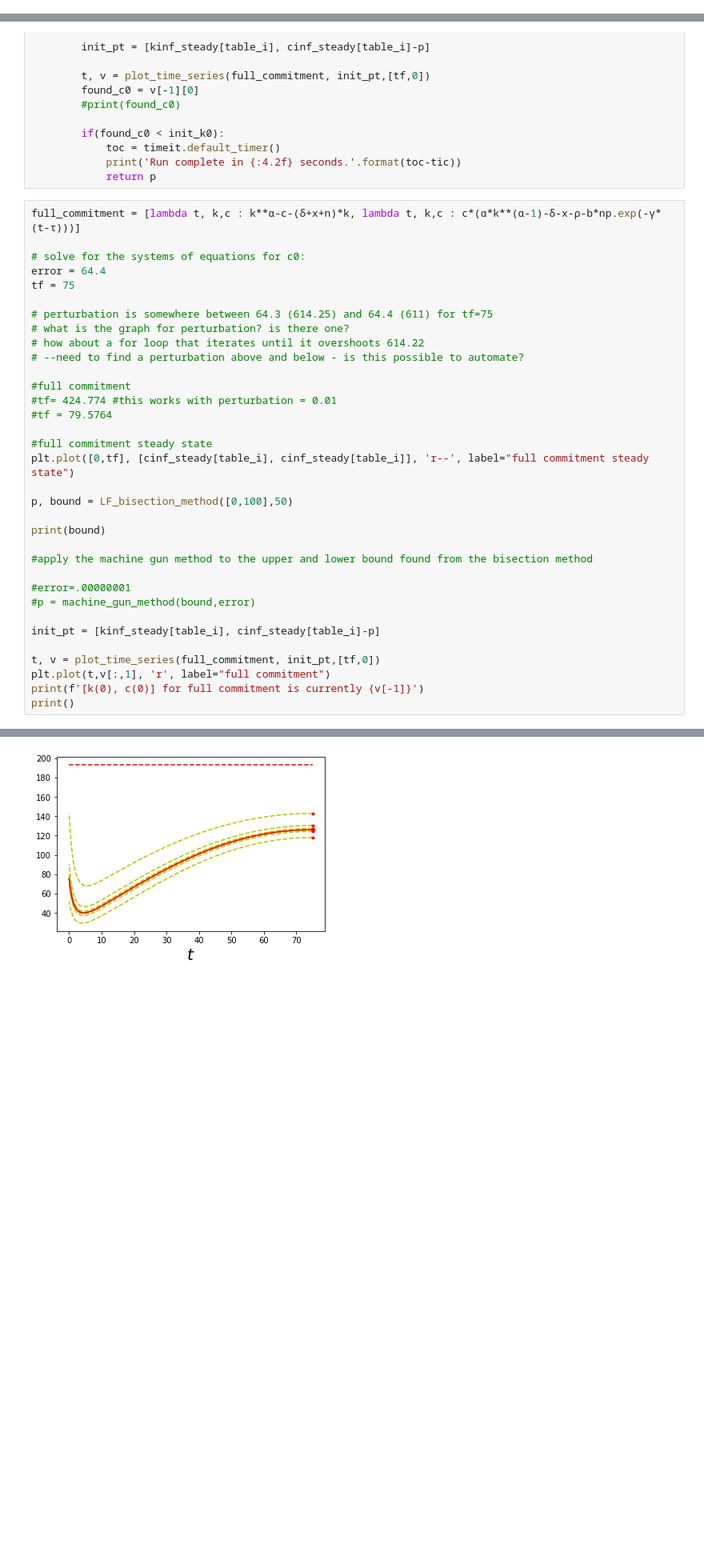
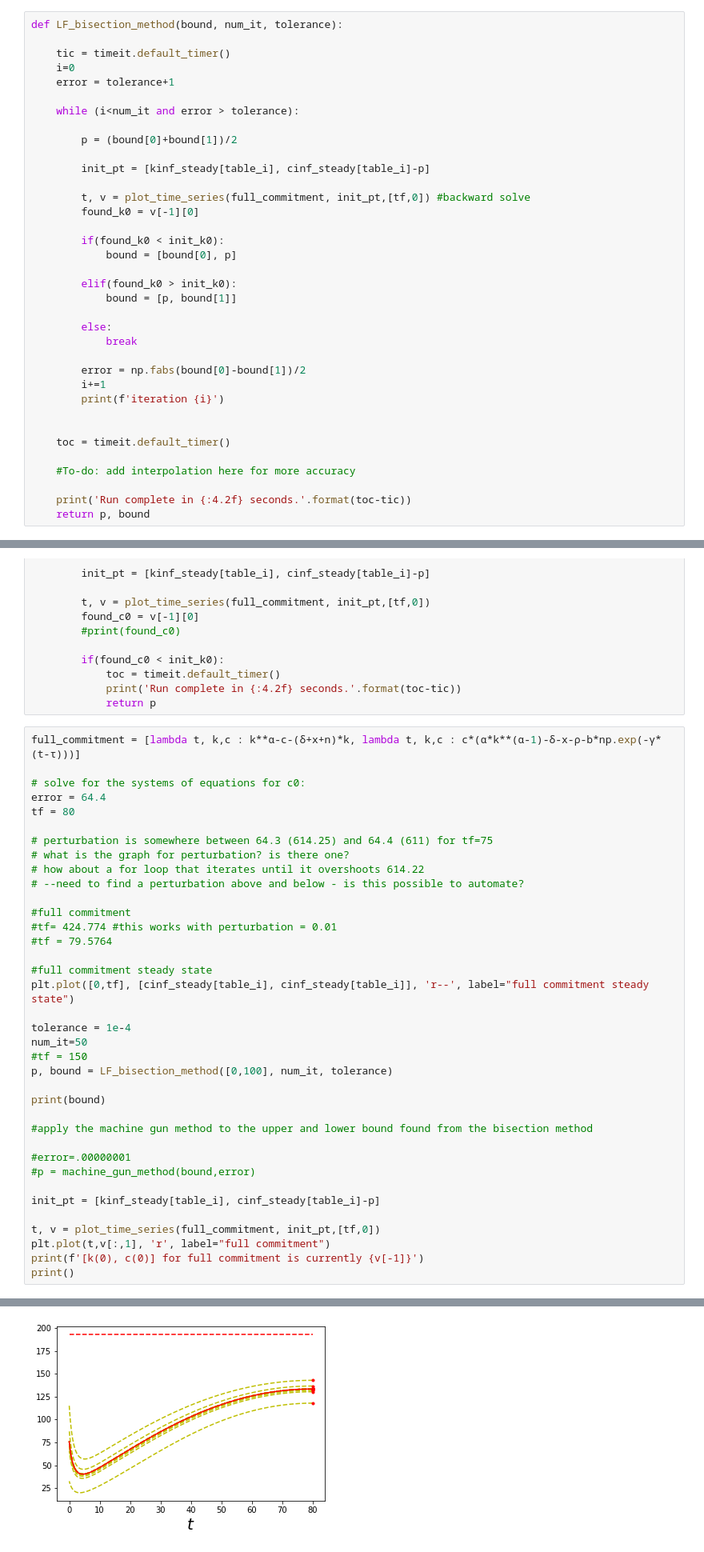
Before and after one commit to Shinsina/PIC-Math-MSCS-390-001, a Jupyter notebook: Modifying the Ramsey Model.ipynb, the cells around one changed output, grey strips where cells are left out. Shown: that part at 80% size. Drawn from its saved outputs; the diff is of its cells as text; blank space fills up the shorter version.

Commit message:
added tolerance to the bisection method

```diff
--- a/Modifying the Ramsey Model.ipynb
+++ b/Modifying the Ramsey Model.ipynb
@@ -785,6 +810,42 @@ def LF_bisection_method(bound, num_it):
     toc = timeit.default_timer()
     print('Run complete in {:4.2f} seconds.'.format(toc-tic))
     return p, bound
+# %%
+def LF_bisection_method(bound, num_it, tolerance):
+
+    tic = timeit.default_timer()
+    i=0
+    error = tolerance+1
+
+    while (i<num_it and error > tolerance):
+
+        p = (bound[0]+bound[1])/2
+
+        init_pt = [kinf_steady[table_i], cinf_steady[table_i]-p]
+
+        t, v = plot_time_series(full_commitment, init_pt,[tf,0]) #backward solve
+        found_k0 = v[-1][0]
+
+        if(found_k0 < init_k0):
+            bound = [bound[0], p]
+
+        elif(found_k0 > init_k0):
+            bound = [p, bound[1]]
+
+        else:
+            break
+
+        error = np.fabs(bound[0]-bound[1])/2
+        i+=1
+        print(f'iteration {i}')
+
+
+    toc = timeit.default_timer()
+
+    #To-do: add interpolation here for more accuracy
+
+    print('Run complete in {:4.2f} seconds.'.format(toc-tic))
+    return p, bound
 # %%
 def machine_gun_method(bound, error):
     for p in np.arange(bound[0],bound[1],error):
@@ -804,7 +865,7 @@ full_commitment = [lambda t, k,c : k**α-c-(δ+x+n)*k, lambda t, k,c : c*(α*k**
 
 # solve for the systems of equations for c0:
 error = 64.4
-tf = 75
+tf = 80
 
 # perturbation is somewhere between 64.3 (614.25) and 64.4 (611) for tf=75
 # what is the graph for perturbation? is there one?
@@ -818,7 +879,10 @@ tf = 75
 #full commitment steady state
 plt.plot([0,tf], [cinf_steady[table_i], cinf_steady[table_i]], 'r--', label="full commitment steady state")
 
-p, bound = LF_bisection_method([0,100],50)
+tolerance = 1e-4
+num_it=50
+#tf = 150
+p, bound = LF_bisection_method([0,100], num_it, tolerance)
 
 print(bound)
 
@@ -854 +918 @@ Run complete in 47.33 seconds.
-[figure, old version]
+[figure, new version]
```
Also changed, not shown: parts of 7 cells of this notebook.
